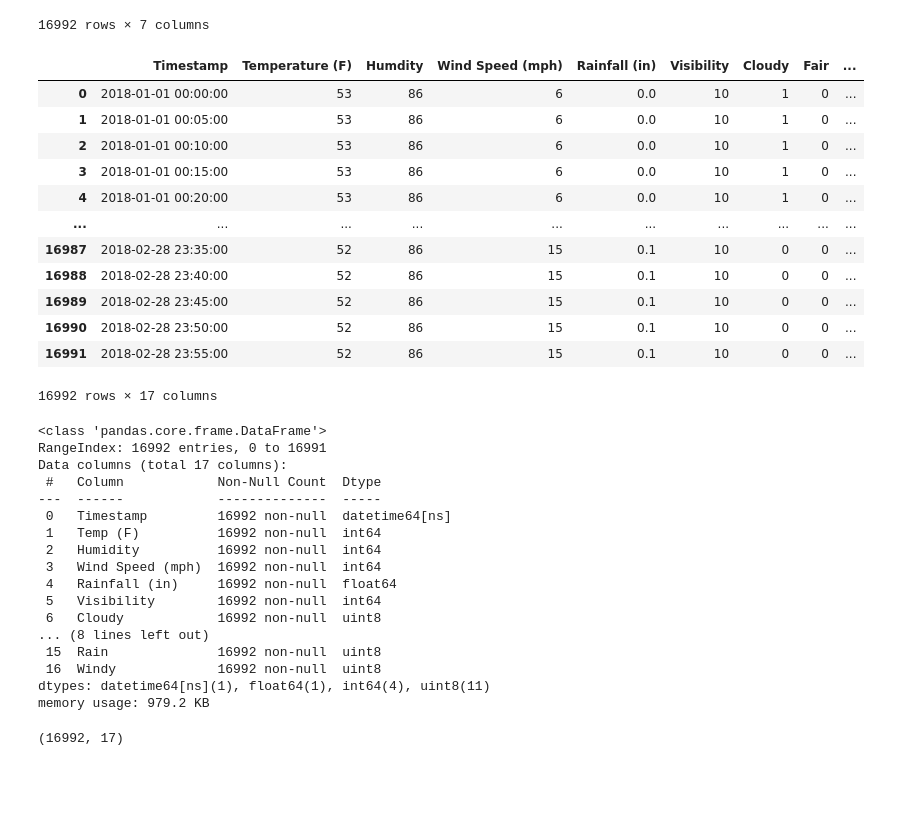
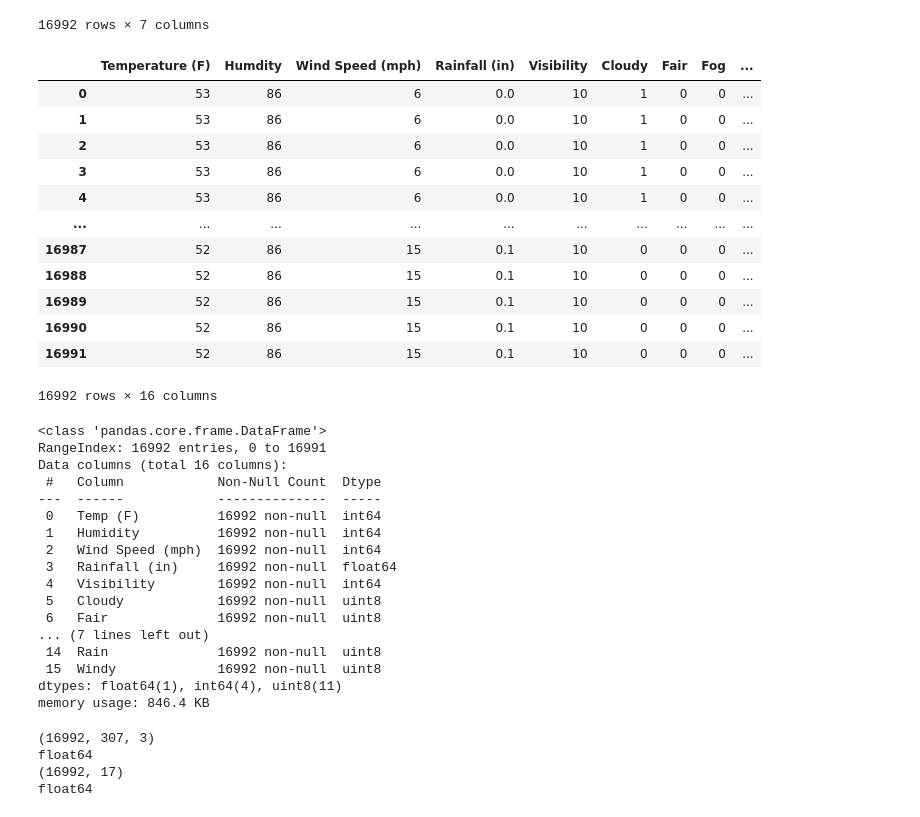
Before and after one commit to NicoPang/ensemble-ASTGCN, a Jupyter notebook: weather/data-cleaning.ipynb, the cells around one changed output. Drawn from its saved outputs; the diff is of its cells as text; code cells hidden in the pictures; blank space fills up the shorter version.

Commit message:
Reshaped weather data to match traffic data.

```diff
--- a/weather/data-cleaning.ipynb
+++ b/weather/data-cleaning.ipynb
@@ -174,24 +174,24 @@ df
 # %%
 def split_into(string):
     return string.split(' / ')
 df['Condition'].apply(split_into)
 df = df.join(pd.get_dummies(df['Condition'].apply(split_into).explode()).groupby(level=0).sum())
-df = df.drop('Condition', axis = 1)
+df = df.drop(['Condition', 'Timestamp'], axis = 1)
 df
 # %% [output]
-|  | Timestamp | Temperature (F) | Humdity | Wind Speed (mph) | Rainfall (in) | Visibility | Cloudy | Fair | ... |
-| 0 | 2018-01-01 00:00:00 | 53 | 86 | 6 | 0.0 | 10 | 1 | 0 | ... |
-| 1 | 2018-01-01 00:05:00 | 53 | 86 | 6 | 0.0 | 10 | 1 | 0 | ... |
-| 2 | 2018-01-01 00:10:00 | 53 | 86 | 6 | 0.0 | 10 | 1 | 0 | ... |
-| 3 | 2018-01-01 00:15:00 | 53 | 86 | 6 | 0.0 | 10 | 1 | 0 | ... |
-| 4 | 2018-01-01 00:20:00 | 53 | 86 | 6 | 0.0 | 10 | 1 | 0 | ... |
+|  | Temperature (F) | Humdity | Wind Speed (mph) | Rainfall (in) | Visibility | Cloudy | Fair | Fog | ... |
+| 0 | 53 | 86 | 6 | 0.0 | 10 | 1 | 0 | 0 | ... |
+| 1 | 53 | 86 | 6 | 0.0 | 10 | 1 | 0 | 0 | ... |
+| 2 | 53 | 86 | 6 | 0.0 | 10 | 1 | 0 | 0 | ... |
+| 3 | 53 | 86 | 6 | 0.0 | 10 | 1 | 0 | 0 | ... |
+| 4 | 53 | 86 | 6 | 0.0 | 10 | 1 | 0 | 0 | ... |
 | ... | ... | ... | ... | ... | ... | ... | ... | ... | ... |
-| 16987 | 2018-02-28 23:35:00 | 52 | 86 | 15 | 0.1 | 10 | 0 | 0 | ... |
-| 16988 | 2018-02-28 23:40:00 | 52 | 86 | 15 | 0.1 | 10 | 0 | 0 | ... |
-| 16989 | 2018-02-28 23:45:00 | 52 | 86 | 15 | 0.1 | 10 | 0 | 0 | ... |
-| 16990 | 2018-02-28 23:50:00 | 52 | 86 | 15 | 0.1 | 10 | 0 | 0 | ... |
-| 16991 | 2018-02-28 23:55:00 | 52 | 86 | 15 | 0.1 | 10 | 0 | 0 | ... |
+| 16987 | 52 | 86 | 15 | 0.1 | 10 | 0 | 0 | 0 | ... |
+| 16988 | 52 | 86 | 15 | 0.1 | 10 | 0 | 0 | 0 | ... |
+| 16989 | 52 | 86 | 15 | 0.1 | 10 | 0 | 0 | 0 | ... |
+| 16990 | 52 | 86 | 15 | 0.1 | 10 | 0 | 0 | 0 | ... |
+| 16991 | 52 | 86 | 15 | 0.1 | 10 | 0 | 0 | 0 | ... |
-16992 rows × 17 columns
+16992 rows × 16 columns
 # %%
 df = df.rename(columns = {'Humdity' : 'Humidity', 'Temperature (F)' : 'Temp (F)'})
 df.to_csv('sf-weather-cleaned.csv')
@@ -200,21 +200,33 @@ df.info()
 # %% [output]
 <class 'pandas.core.frame.DataFrame'>
 RangeIndex: 16992 entries, 0 to 16991
-Data columns (total 17 columns):
+Data columns (total 16 columns):
  #   Column            Non-Null Count  Dtype
 ---  ------            --------------  -----
- 0   Timestamp         16992 non-null  datetime64[ns]
- 1   Temp (F)          16992 non-null  int64
- 2   Humidity          16992 non-null  int64
- 3   Wind Speed (mph)  16992 non-null  int64
- 4   Rainfall (in)     16992 non-null  float64
- 5   Visibility        16992 non-null  int64
- 6   Cloudy            16992 non-null  uint8
-... (8 lines left out)
- 15  Rain              16992 non-null  uint8
- 16  Windy             16992 non-null  uint8
-dtypes: datetime64[ns](1), float64(1), int64(4), uint8(11)
-memory usage: 979.2 KB
+ 0   Temp (F)          16992 non-null  int64
+ 1   Humidity          16992 non-null  int64
+ 2   Wind Speed (mph)  16992 non-null  int64
+ 3   Rainfall (in)     16992 non-null  float64
+ 4   Visibility        16992 non-null  int64
+ 5   Cloudy            16992 non-null  uint8
+ 6   Fair              16992 non-null  uint8
+... (7 lines left out)
+ 14  Rain              16992 non-null  uint8
+ 15  Windy             16992 non-null  uint8
+dtypes: float64(1), int64(4), uint8(11)
+memory usage: 846.4 KB
 # %%
+traffic_data = np.load('./PEMS04.npz')['data']
+print(traffic_data.shape)
+print(traffic_data.dtype)
+weather_data_df = pd.read_csv('sf-weather-cleaned.csv')
+weather_data = weather_data_df.to_numpy(np.float64)
+print(weather_data.shape)
+print(weather_data.dtype)
+weather_data_expanded = np.expand_dims(weather_data, axis = 1).repeat(307, axis = 1)
+np.savez_compressed('weather.npz', data = weather_data_expanded)
 # %% [output]
+(16992, 307, 3)
+float64
 (16992, 17)
+float64
```
Also changed, not shown: parts of 1 cell of this notebook, 2 other files.
